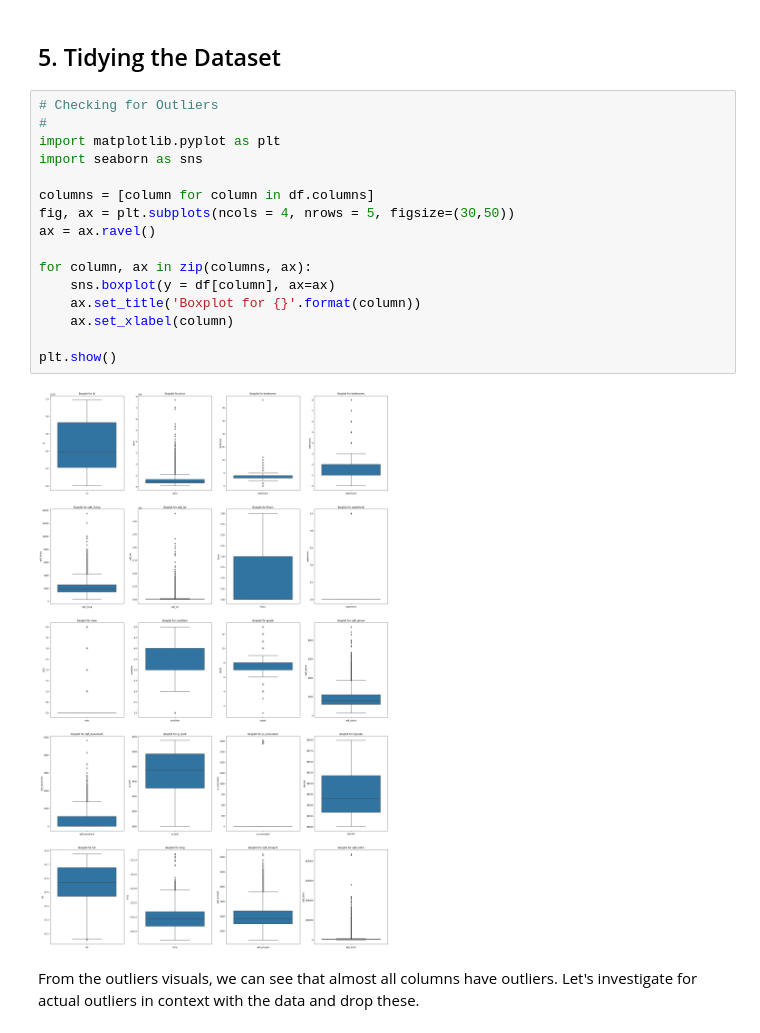
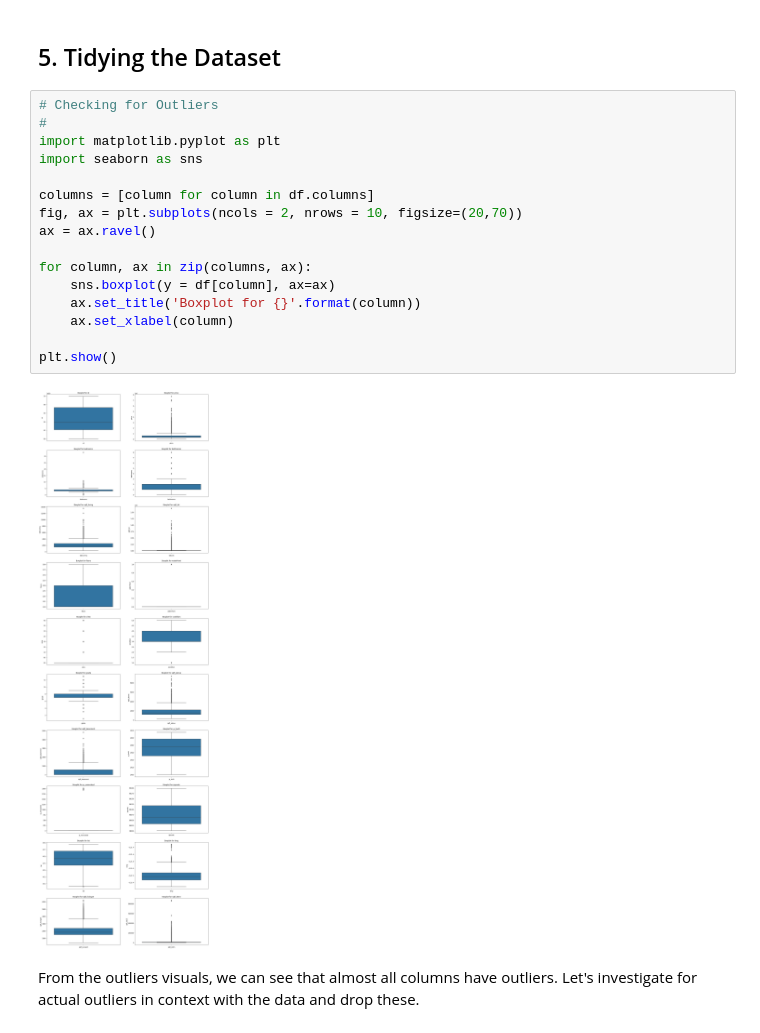
Before and after one commit to Magguire/Magguire, a Jupyter notebook: module_2_core_week_II_ip.ipynb, the cells around one changed output. Cells and saved outputs as stored; diff of their text form.

```diff
--- a/module_2_core_week_II_ip.ipynb
+++ b/module_2_core_week_II_ip.ipynb
@@ -186,21 +186,21 @@ Making sure your data matches something outside of the dataset is very important
 # %%
 # Checking for Outliers
 #
 import matplotlib.pyplot as plt
 import seaborn as sns
 
 columns = [column for column in df.columns]
-fig, ax = plt.subplots(ncols = 4, nrows = 5, figsize=(30,50))
+fig, ax = plt.subplots(ncols = 2, nrows = 10, figsize=(20,70))
 ax = ax.ravel()
 
 for column, ax in zip(columns, ax):
     sns.boxplot(y = df[column], ax=ax)
     ax.set_title('Boxplot for {}'.format(column))
     ax.set_xlabel(column)
 
 plt.show()
 # %% [output]
-[figure, old version]
+[figure, new version]
 # %% [markdown]
 From the outliers visuals, we can see that almost all columns have outliers. Let's investigate for actual outliers in context with the data and drop these.
 # %%
```
